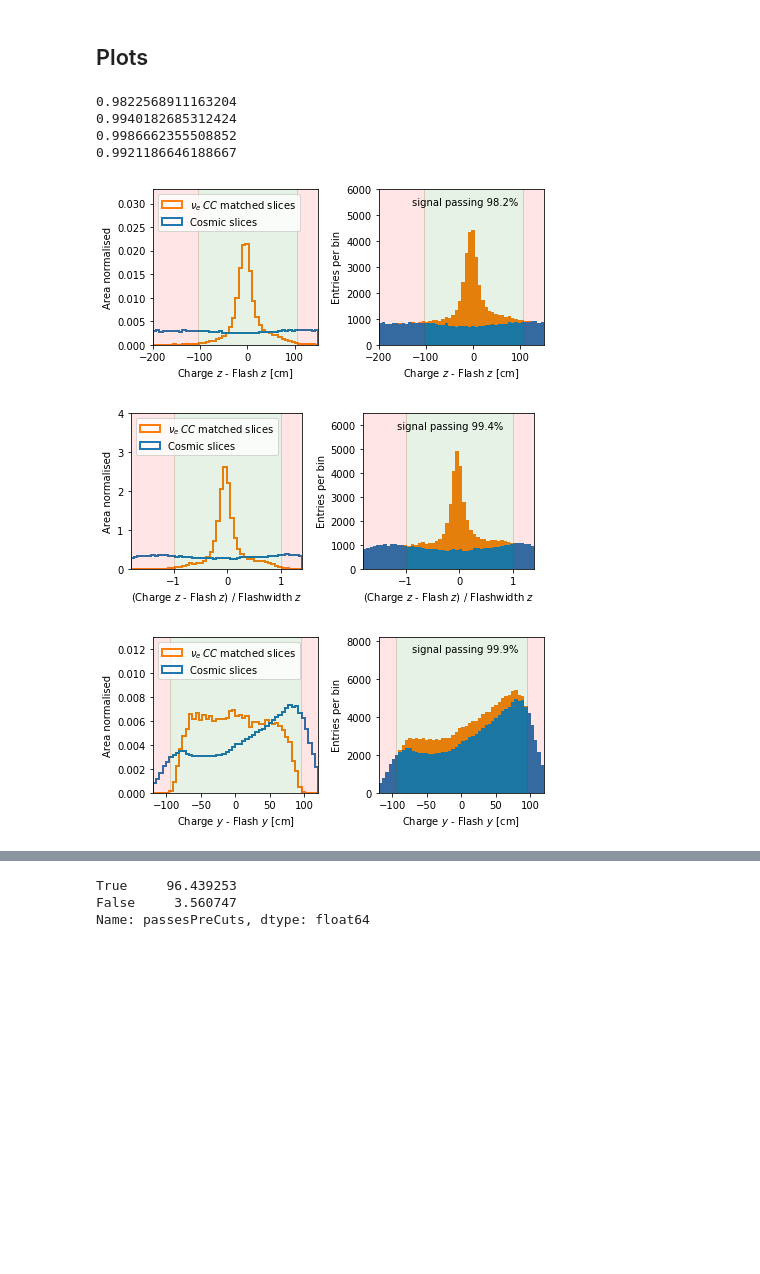
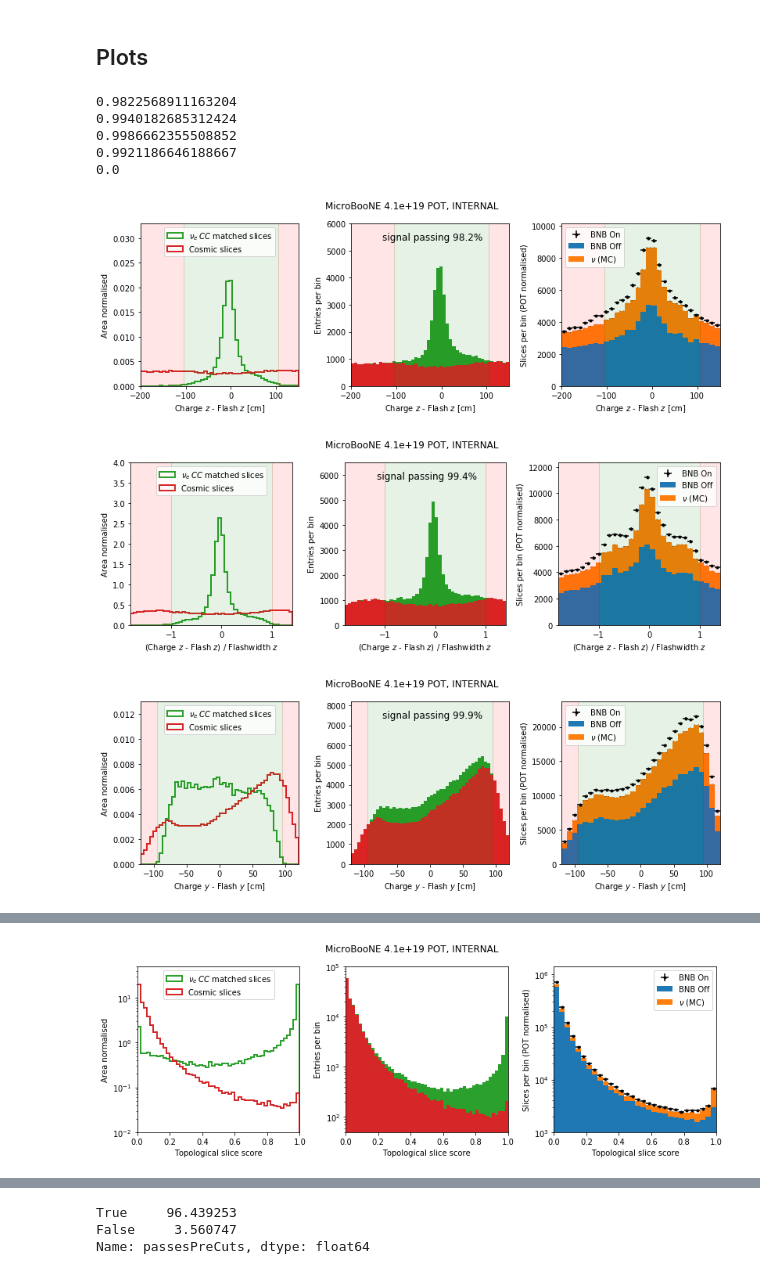
Before and after one commit to Wouter-VDP/MCC9_FlashID, a Jupyter notebook: Flash_ID_all.ipynb, the cells around one changed output, grey strips where cells are left out. Cells and saved outputs as stored; diff of their text form; code cells hidden in the pictures; blank space fills up the shorter version.

```diff
--- a/Flash_ID_all.ipynb
+++ b/Flash_ID_all.ipynb
@@ -830,16 +844,17 @@ fig.savefig( outdir+"ID_nue.pdf", bbox_inches="tight")
 ## Plots
 # %%
 # Plots
-plot_fields = ['deltaZ', 'deltaZSigma', 'deltaY', 'deltaYSigma', 'chargeToLightRatio']
+plot_fields_bin = [b'deltaZ', b'deltaZSigma', b'deltaY', b'deltaYSigma', b'topologicalScore']
 plot_x_axis = [r"Charge $z$ - Flash $z$ [cm]", "(Charge $z$ - Flash $z$) / Flashwidth $z$",
-               r"Charge $y$ - Flash $y$ [cm]", "(Charge $y$ - Flash $y$) / Flashwidth $y$"]
+               r"Charge $y$ - Flash $y$ [cm]", "(Charge $y$ - Flash $y$) / Flashwidth $y$",
+              "Topological slice score"]
 
-x_min_arr =  [-200,-1.8,-120,-4.0]
-x_max_arr =  [150,1.4,120,4.0]
-bins_arr = [50,50,50,50]
-y_max_arr = [0.033,4.0,0.013,0.55]
-y_max_2_arr = [6000,6500,8200,11500]
-cut_arr = [105,1.0,95,2.1]
+x_min_arr =  [-200,-1.8,-120,-4.0,0]
+x_max_arr =  [150,1.4,120,4.0,1]
+bins_arr = [50,50,50,50,50]
+y_max_arr = [0.033,4.0,0.013,0.55,50]
+y_max_2_arr = [6000,6500,8200,11500,100000]
+cut_arr = [105,1.0,95,2.1,0]
 
 # Define what a bad slice is
 query_bad = query_has_flash+' & '+query_has_deposition+' & (purity<0.2) & (completeness<0.2)'
@@ -849,46 +864,76 @@ query_bad_topo_id = query_bad+' & (hasBestTopologicalScore)'
 # Plotter
 labels = ['Cosmic slices', r'$\nu_e \: CC$ matched slices']
 
-for field,x_axis, x_min, x_max, bins, y_max, y_max2, cut in zip(plot_fields, plot_x_axis, x_min_arr, x_max_arr, bins_arr, y_max_arr, y_max_2_arr ,cut_arr):
+for field_bin ,x_axis, x_min, x_max, bins, y_max, y_max2, cut in zip(plot_fields_bin, plot_x_axis, x_min_arr, x_max_arr, bins_arr, y_max_arr, y_max_2_arr ,cut_arr):
 
-    fig,ax=plt.subplots(ncols=2,nrows=1,figsize=(4*gr,3), sharex=True)
+    fig,ax=plt.subplots(ncols=3,nrows=1,figsize=(7*gr,4), sharex=True)
+    field = field_bin.decode('UTF-8')
 
     data_good = df_nue_slices_sig.query(query_perfect)[field]
     data_bad = df_nue_slices_sig.query(query_bad)[field]
     data = [data_bad,data_good]
     #Ratio of good slices kept by this cut:
     mask_cut = (data_good>-cut) & (data_good<cut)
     ratio_kept = sum(mask_cut)/len(mask_cut)
     print(ratio_kept)
 
     edges = np.linspace(x_min,x_max, bins+1)
-    ax[0].hist(data, bins=edges, label=labels, histtype='step', lw=2, density=1)
-    ax[1].hist(data, bins=edges, label=labels, histtype='barstacked')
+    ax[0].hist(data, bins=edges, label=labels, histtype='step', lw=2, density=1, color=['C3','C2'])
+    ax[1].hist(data, bins=edges, label=labels, histtype='barstacked', color=['C3','C2'])
     ax[0].set_xlabel(x_axis)
     ax[1].set_xlabel(x_axis)
     ax[1].set_ylabel('Entries per bin')
     ax[0].set_ylabel('Area normalised')
-    ax[0].legend(loc='upper left')
+    ax[0].legend(loc='upper center')
     ax[0].set_ylim(0,y_max)
     ax[1].set_ylim(0,y_max2)
     ax[0].set_xlim(x_min,x_max)
-    ax[0].axvspan(x_min,-cut, alpha=0.1, color="red")
-    ax[0].axvspan(-cut,cut, alpha=0.1, color="green")
-    ax[0].axvspan(cut,x_max, alpha=0.1, color="red")
-    ax[1].axvspan(x_min,-cut, alpha=0.1, color="red")
-    ax[1].axvspan(-cut,cut, alpha=0.1, color="green")
-    ax[1].axvspan(cut,x_max, alpha=0.1, color="red")
 
-    text_x = x_min+(x_max-x_min)*0.2
-    ax[1].text(text_x, y_max2*0.9, 'signal passing {0:.1f}%'.format(ratio_kept*100))
+    # Data/MC part of the plot
+    ax[2].set_ylabel('Slices per bin (POT normalised)')
+    data = [file_dict[s]['slices'][field_bin] for s in dict_names]
+    edges, edges_mid, bins, err, max_val = helper.histHelper(N,x_min,x_max,data, weights=scales_nonzeroslices)
+    widths = (edges_mid - edges[:-1])
 
+    ax[2].errorbar(edges_mid, bins[2], xerr=widths, yerr=err[2], color= "k",fmt=".",label="BNB On")
+    ax[2].bar(edges_mid, bins[3], lw=2, label='BNB Off', width = 2*widths)
+    ax[2].bar(edges_mid, bins[1], lw=2, label=r'$\nu$ (MC)', width = 2*widths, bottom = bins[3])
+    y_err = np.sqrt(err[1]**2+err[3])
+    val = bins[3]+bins[1]
+    for m, v, e, w in zip(edges_mid ,val ,y_err, widths):
+        ax[2].add_patch(patches.Rectangle( (m-w, v-e), 2*w, 2*e, hatch='\\\\\\\\\\', Fill=False, linewidth=0, alpha=0.4))
+
+    ax[2].set_xlabel(x_axis)
+    ax[2].set_ylim(0,1.1*max_val[2])
+    ax[2].legend()
+
+    # Precuts
+    if cut!=0:
+        text_x = x_min+(x_max-x_min)*0.2
+        ax[1].text(text_x, y_max2*0.9, 'signal passing {0:.1f}%'.format(ratio_kept*100), fontsize=12)
+        for ax_i in ax:
+            ax_i.axvspan(x_min,-cut, alpha=0.1, color="red")
+            ax_i.axvspan(-cut,cut, alpha=0.1, color="green")
+            ax_i.axvspan(cut,x_max, alpha=0.1, color="red")
+
+    # Topological score
+    else:
+        ax[0].set_ylim(0.01,y_max)
+        ax[1].set_ylim(50,y_max2)
+        ax[2].set_ylim(1000,2*max_val[2])
+        for ax_i in ax:
+            ax_i.set_yscale("log", nonposy='clip')
+
+    fig.suptitle(title_str)
     fig.tight_layout()
+    fig.subplots_adjust(top=0.88)
     fig.savefig( outdir+field+".pdf")
 # %% [output]
 0.9822568911163204
 0.9940182685312424
 0.9986662355508852
 0.9921186646188667
+0.0
-[figure, old version]
+[figure, new version]
-[figure, old version]
+[figure, new version]
-[figure, old version]
+[figure, new version]
@@ -896,2 +941,3 @@ for field,x_axis, x_min, x_max, bins, y_max, y_max2, cut in zip(plot_fields, plo
+[figure, added]
 # %%
 # make charge light ratio plot!
```
Also changed, not shown: parts of 14 cells of this notebook, 25 other files.
